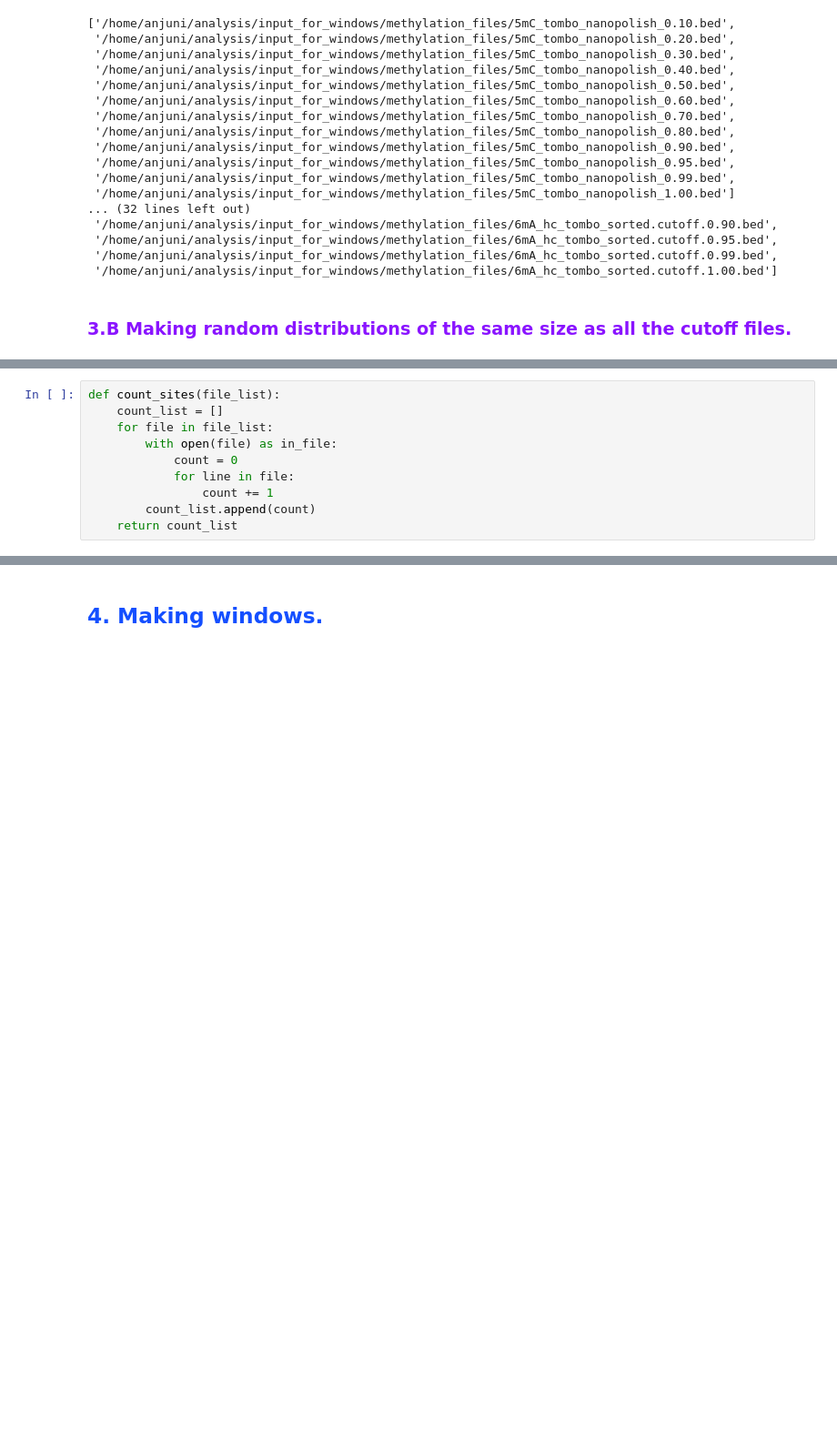
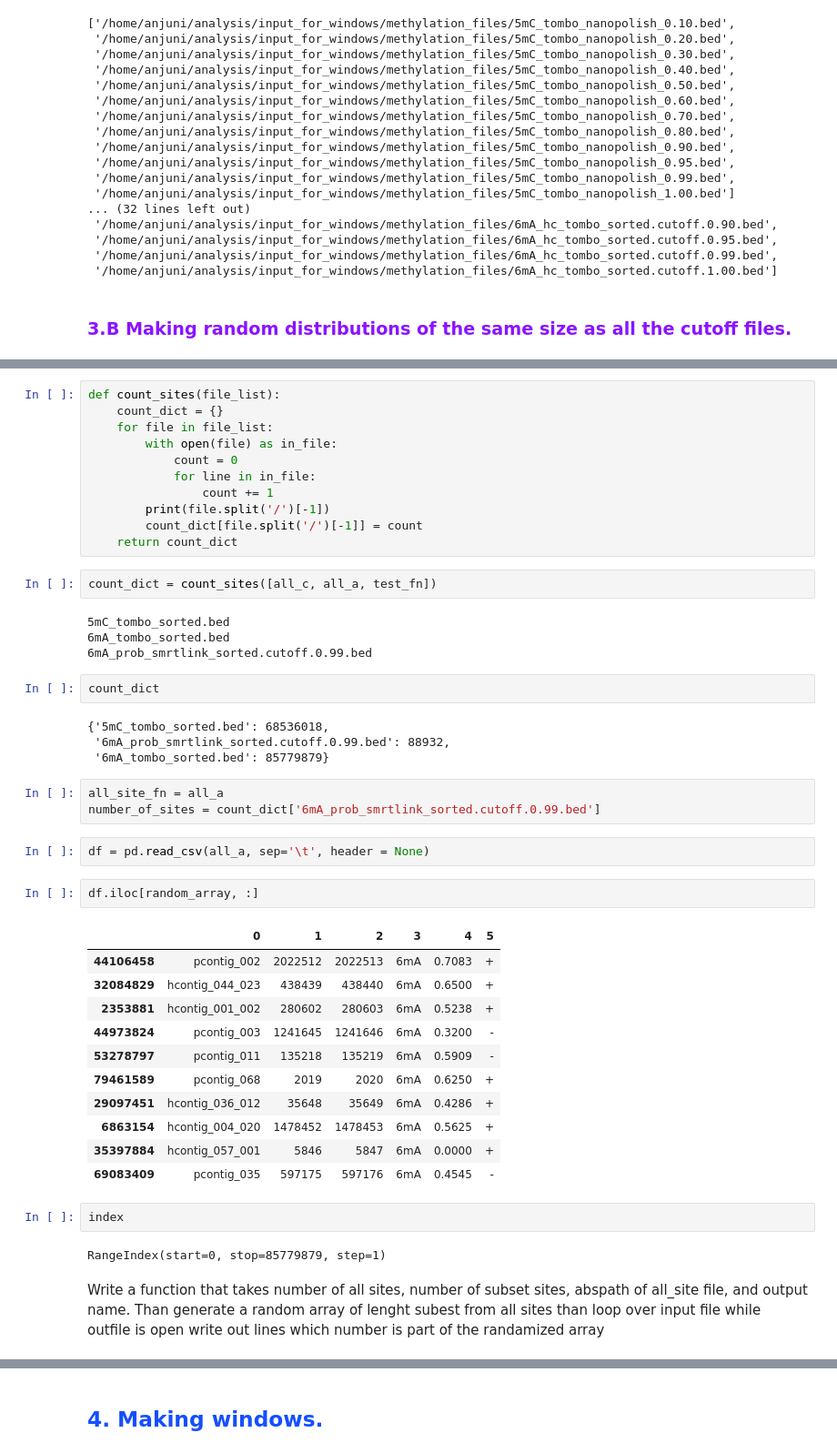
Before and after one commit to BenjaminSchwessinger/Honours_year, a Jupyter notebook: fisher/methylation/BEDtools_analysis.ipynb, the cells around one changed output, grey strips where cells are left out. Shown: that part at 91% size. Saved outputs shown, nothing was run; the diff lists cells and outputs as text; blank space fills up the shorter version.

Commit message:
Added random function. Still needs to be cleaned up.

```diff
--- a/fisher/methylation/BEDtools_analysis.ipynb
+++ b/fisher/methylation/BEDtools_analysis.ipynb
@@ -794,10 +812,51 @@ all_a = os.path.join(DIRS['BASE1'], 'input', 'sorted_bed_files', '6mA_tombo_sort
 # %%
 def count_sites(file_list):
-    count_list = []
+    count_dict = {}
     for file in file_list:
         with open(file) as in_file:
             count = 0
-            for line in file:
+            for line in in_file:
                 count += 1
-        count_list.append(count)
-    return count_list
+        print(file.split('/')[-1])
+        count_dict[file.split('/')[-1]] = count
+    return count_dict
+# %%
+count_dict = count_sites([all_c, all_a, test_fn])
+# %% [output]
+5mC_tombo_sorted.bed
+6mA_tombo_sorted.bed
+6mA_prob_smrtlink_sorted.cutoff.0.99.bed
+# %%
+count_dict
+# %% [output]
+{'5mC_tombo_sorted.bed': 68536018,
+ '6mA_prob_smrtlink_sorted.cutoff.0.99.bed': 88932,
+ '6mA_tombo_sorted.bed': 85779879}
+# %%
+all_site_fn = all_a
+number_of_sites = count_dict['6mA_prob_smrtlink_sorted.cutoff.0.99.bed']
+# %%
+df = pd.read_csv(all_a, sep='\t', header = None)
+# %%
+df.iloc[random_array, :]
+# %% [output]
+|  | 0 | 1 | 2 | 3 | 4 | 5 |
+| 44106458 | pcontig_002 | 2022512 | 2022513 | 6mA | 0.7083 | + |
+| 32084829 | hcontig_044_023 | 438439 | 438440 | 6mA | 0.6500 | + |
+| 2353881 | hcontig_001_002 | 280602 | 280603 | 6mA | 0.5238 | + |
+| 44973824 | pcontig_003 | 1241645 | 1241646 | 6mA | 0.3200 | - |
+| 53278797 | pcontig_011 | 135218 | 135219 | 6mA | 0.5909 | - |
+| 79461589 | pcontig_068 | 2019 | 2020 | 6mA | 0.6250 | + |
+| 29097451 | hcontig_036_012 | 35648 | 35649 | 6mA | 0.4286 | + |
+| 6863154 | hcontig_004_020 | 1478452 | 1478453 | 6mA | 0.5625 | + |
+| 35397884 | hcontig_057_001 | 5846 | 5847 | 6mA | 0.0000 | + |
+| 69083409 | pcontig_035 | 597175 | 597176 | 6mA | 0.4545 | - |
+# %%
+index
+# %% [output]
+RangeIndex(start=0, stop=85779879, step=1)
+# %% [markdown]
+Write a function that takes number of all sites, number of subset sites, abspath of all_site file, and output name.
+Than generate a random array of lenght subest from all sites
+than loop over input file while outfile is open
+write out lines which number is part of the randamized array
```
Also changed, not shown: parts of 19 cells of this notebook.
